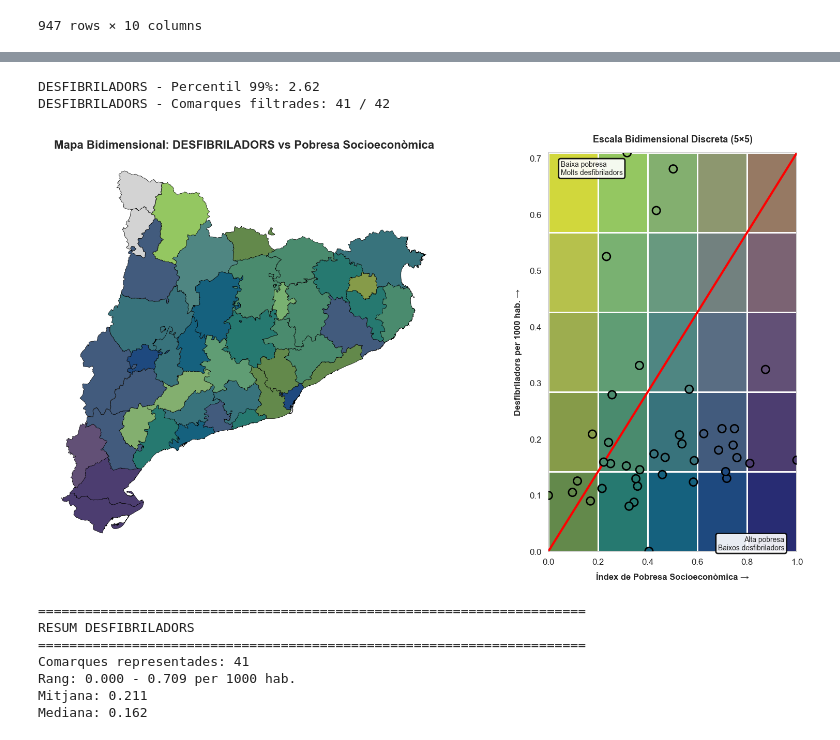
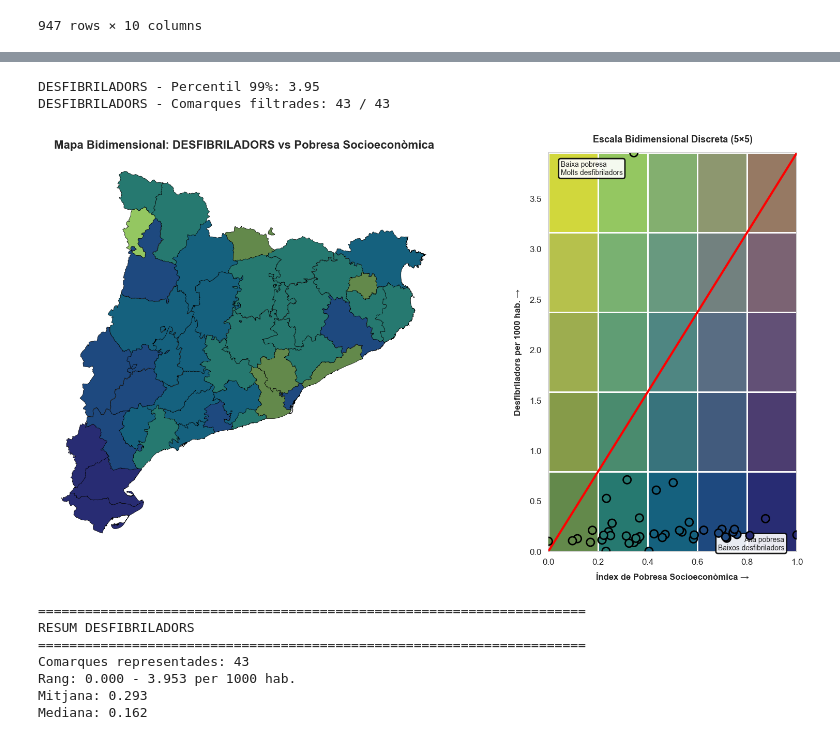
Before and after one commit to alexdeharo269/CatDef, a Jupyter notebook: german_notebook.ipynb, the cells around one changed output, grey strips where cells are left out. Saved outputs shown, nothing was run; the diff lists cells and outputs as text; code cells hidden in the pictures.

```diff
--- a/german_notebook.ipynb
+++ b/german_notebook.ipynb
@@ -807,7 +807,7 @@ desfib_per_comarca['desfib_per_1000_hab'] = (desfib_per_comarca['count_desfibril
 datos_desfib = desfib_per_comarca.merge(pobreza_per_comarca, on='comarca', how='inner')
 
 # Filtrar outliers
-percentil_95_desfib = datos_desfib['desfib_per_1000_hab'].quantile(0.99)
+percentil_95_desfib = datos_desfib['desfib_per_1000_hab'].quantile(1)
 datos_desfib_filtrados = datos_desfib[datos_desfib['desfib_per_1000_hab'] <= percentil_95_desfib].copy()
 
 print(f"DESFIBRILADORS - Percentil 99%: {percentil_95_desfib:.2f}")
@@ -925,42 +925,42 @@ ax_scatter_d.plot([0, 1], [min_recursos_d, max_recursos_d],
                   color='red', linewidth=3, linestyle='-', zorder=5)
 
 ax_scatter_d.set_xlim(0, 1)
 ax_scatter_d.set_ylim(min_recursos_d, max_recursos_d)
 ax_scatter_d.set_aspect('auto')
 ax_scatter_d.set_xlabel('Índex de Pobresa Socioeconòmica →', fontsize=12, fontweight='bold', labelpad=10)
 ax_scatter_d.set_ylabel('Desfibriladors per 1000 hab. →', fontsize=12, fontweight='bold', labelpad=10)
 ax_scatter_d.set_title(f'Escala Bidimensional Discreta ({n_bins}×{n_bins})', fontsize=13, fontweight='bold', pad=15)
 ax_scatter_d.grid(False)
 
 # Anotaciones
 ax_scatter_d.text(0.05, max_recursos_d*0.98, 'Baixa pobresa\nMolts desfibriladors',
                   fontsize=10, ha='left', va='top',
                   bbox=dict(boxstyle='round', facecolor='white', alpha=0.9, edgecolor='black', linewidth=2))
 ax_scatter_d.text(0.95, min_recursos_d*1.02, 'Alta pobresa\nBaixos desfibriladors',
                   fontsize=10, ha='right', va='bottom',
                   bbox=dict(boxstyle='round', facecolor='white', alpha=0.9, edgecolor='black', linewidth=2))
 
 plt.tight_layout()
 plt.show()
 
 # Estadísticas
 print(f"\n{'='*70}")
 print(f"RESUM DESFIBRILADORS")
 print(f"{'='*70}")
 print(f"Comarques representades: {len(datos_desfib_filtrados)}")
 print(f"Rang: {min_recursos_d:.3f} - {max_recursos_d:.3f} per 1000 hab.")
 print(f"Mitjana: {datos_desfib_filtrados['recursos_sin_norm'].mean():.3f}")
 print(f"Mediana: {datos_desfib_filtrados['recursos_sin_norm'].median():.3f}")
 # %% [output]
-DESFIBRILADORS - Percentil 99%: 2.62
-DESFIBRILADORS - Comarques filtrades: 41 / 42
+DESFIBRILADORS - Percentil 99%: 3.95
+DESFIBRILADORS - Comarques filtrades: 43 / 43
-[figure, old version]
+[figure, new version]
 ======================================================================
 RESUM DESFIBRILADORS
 ======================================================================
-Comarques representades: 41
-Rang: 0.000 - 0.709 per 1000 hab.
-Mitjana: 0.211
+Comarques representades: 43
+Rang: 0.000 - 3.953 per 1000 hab.
+Mitjana: 0.293
 Mediana: 0.162
 # %%
 # ========================================================================
```
Also changed, not shown: parts of 7 cells of this notebook.
